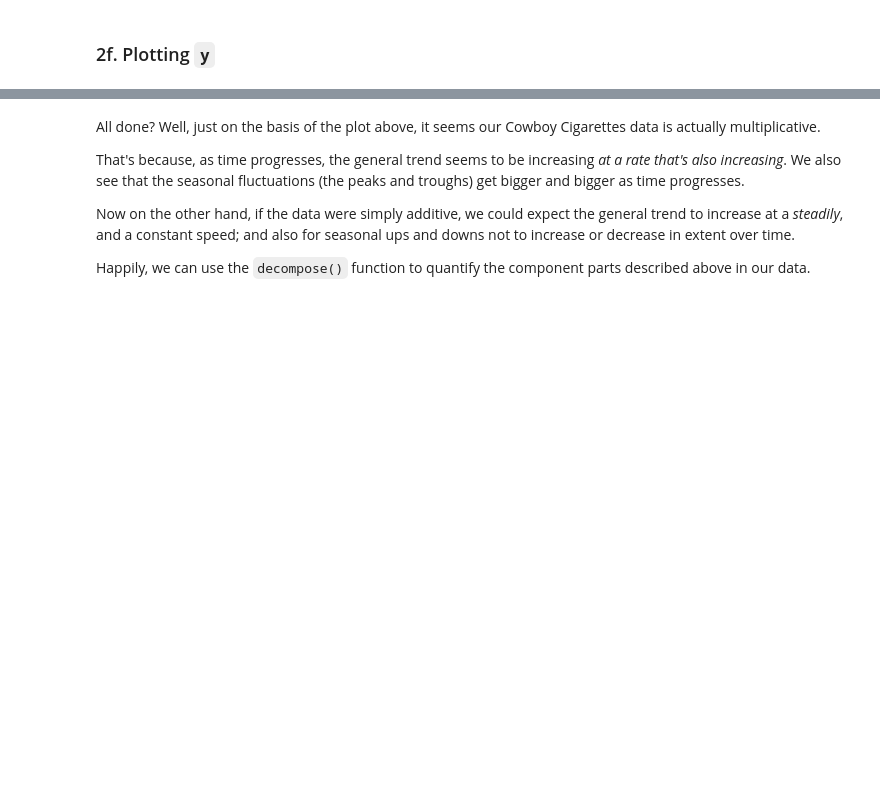
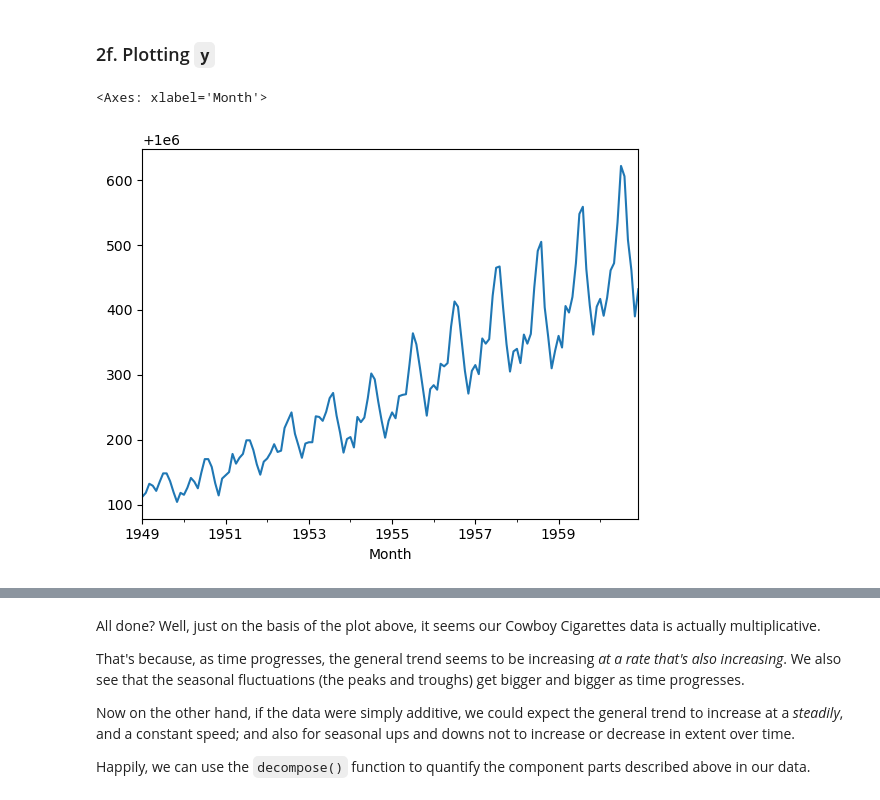
Before and after one commit to demiroz/dsc, a Jupyter notebook: Unit 21 - A Deep Dive Into Time Series/Cowboys & Cigrettes Case Study/Cowboy Cigarettes Case Study - Tier 3.ipynb, the cells around one changed output, grey strips where cells are left out. Cells and saved outputs as stored; diff of their text form; code cells hidden in the pictures; blank space fills up the shorter version.

```diff
--- a/Unit 21 - A Deep Dive Into Time Series/Cowboys & Cigrettes Case Study/Cowboy Cigarettes Case Study - Tier 3.ipynb
+++ b/Unit 21 - A Deep Dive Into Time Series/Cowboys & Cigrettes Case Study/Cowboy Cigarettes Case Study - Tier 3.ipynb
@@ -173,6 +174,6 @@ The data is now indexed by date, as time series data ought to be.
 
 Since we want to predict the number of cigarette sales at Cowboy cigarettes, and `y` is typically used to signify a predictor variable, let's create a new variable called `y` and assign the indexed #Passenger column.
 # %%
-y=
+y= cigData['#CigSales']
 # %% [markdown]
 Check the type of our new variable.
@@ -193,3 +221,8 @@ _ _ _
+# %%
+y.plot()
+# %% [output]
+<Axes: xlabel='Month'>
+[figure, added]
 # %% [markdown]
 ## 3. Modelling
 ### 3a. Decomposition
```
Also changed, not shown: parts of 35 cells of this notebook.
